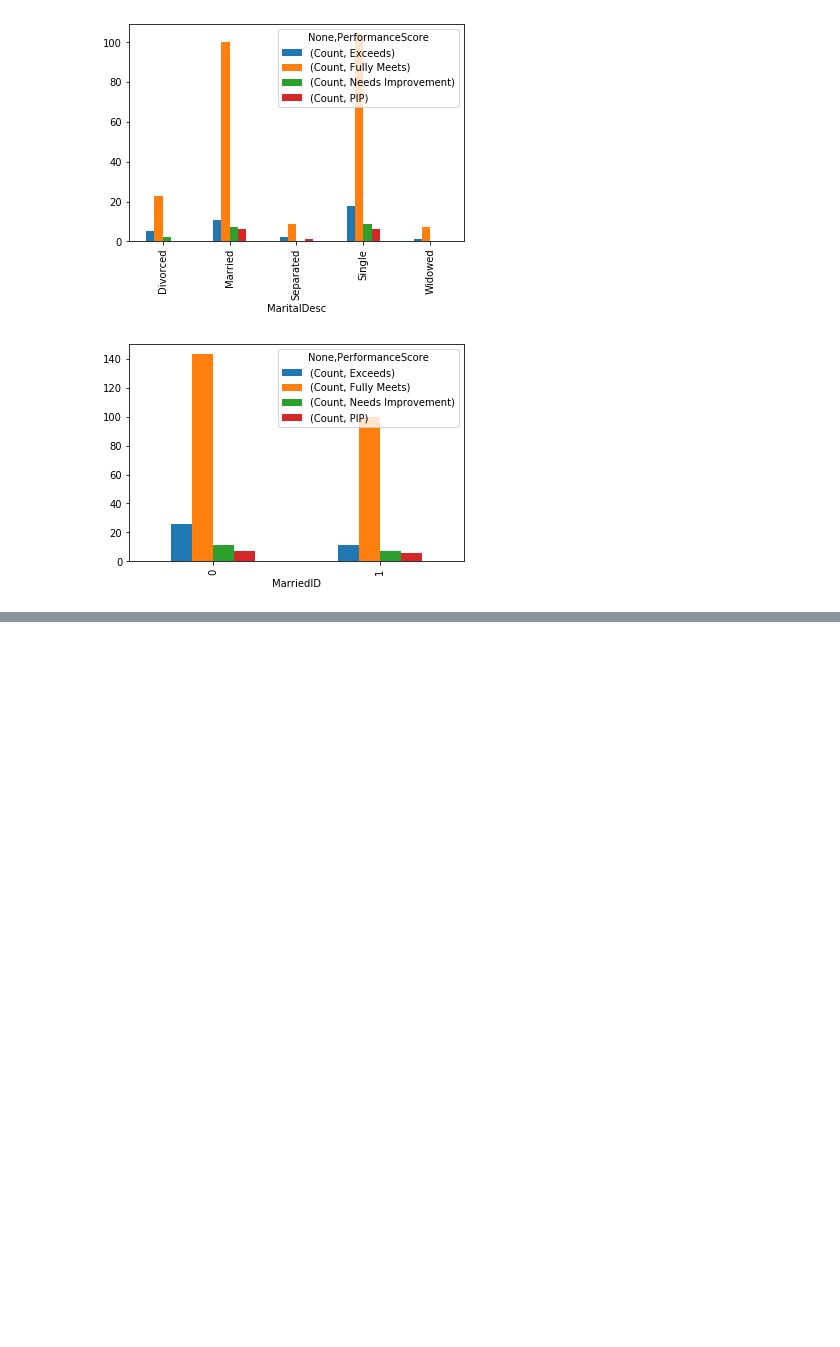
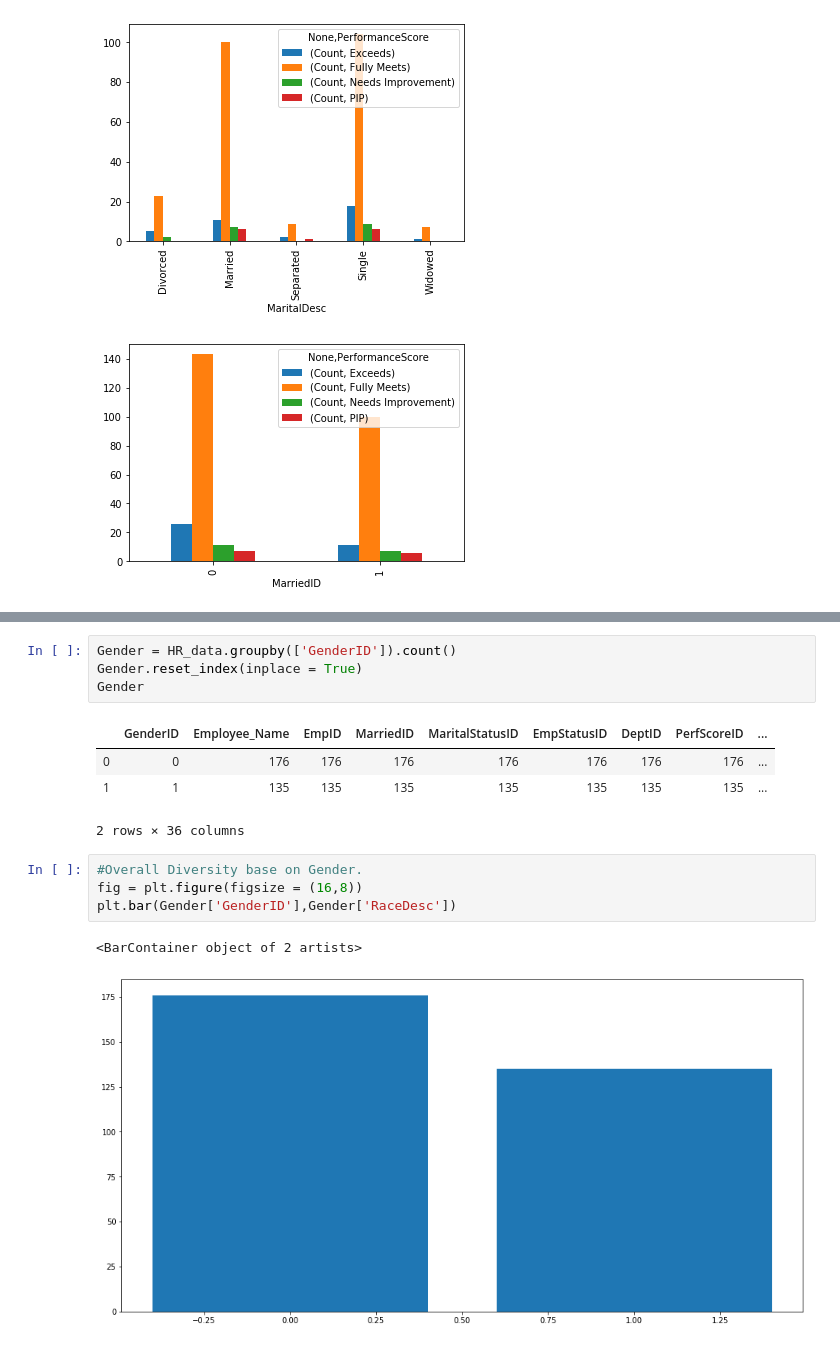
Before and after one commit to jessicac818/Netflix-Midterm-Project-1, a Jupyter notebook: Diversity in the Workforce Group 6.ipynb, the cells around one changed output, grey strips where cells are left out. Drawn from its saved outputs; the diff is of its cells as text; blank space fills up the shorter version.

```diff
--- a/Diversity in the Workforce Group 6.ipynb
+++ b/Diversity in the Workforce Group 6.ipynb
@@ -85,0 +102,16 @@ grouped_married_v2_df.unstack().plot(kind = 'bar')
+# %%
+Gender = HR_data.groupby(['GenderID']).count()
+Gender.reset_index(inplace = True)
+Gender
+# %% [output]
+|  | GenderID | Employee_Name | EmpID | MarriedID | MaritalStatusID | EmpStatusID | DeptID | PerfScoreID | ... |
+| 0 | 0 | 176 | 176 | 176 | 176 | 176 | 176 | 176 | ... |
+| 1 | 1 | 135 | 135 | 135 | 135 | 135 | 135 | 135 | ... |
+2 rows × 36 columns
+# %%
+#Overall Diversity base on Gender.
+fig = plt.figure(figsize = (16,8))
+plt.bar(Gender['GenderID'],Gender['RaceDesc'])
+# %% [output]
+<BarContainer object of 2 artists>
+[figure, added]
```
Also changed, not shown: parts of 4 cells of this notebook, 1 other file.
